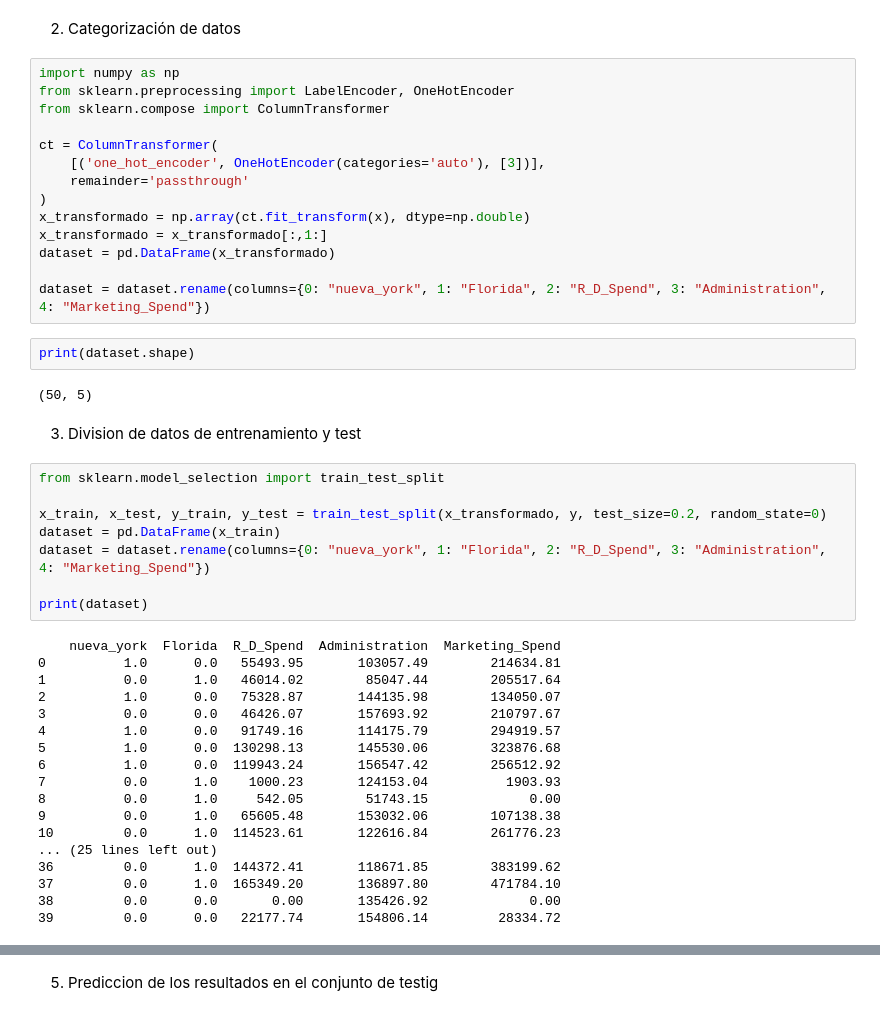
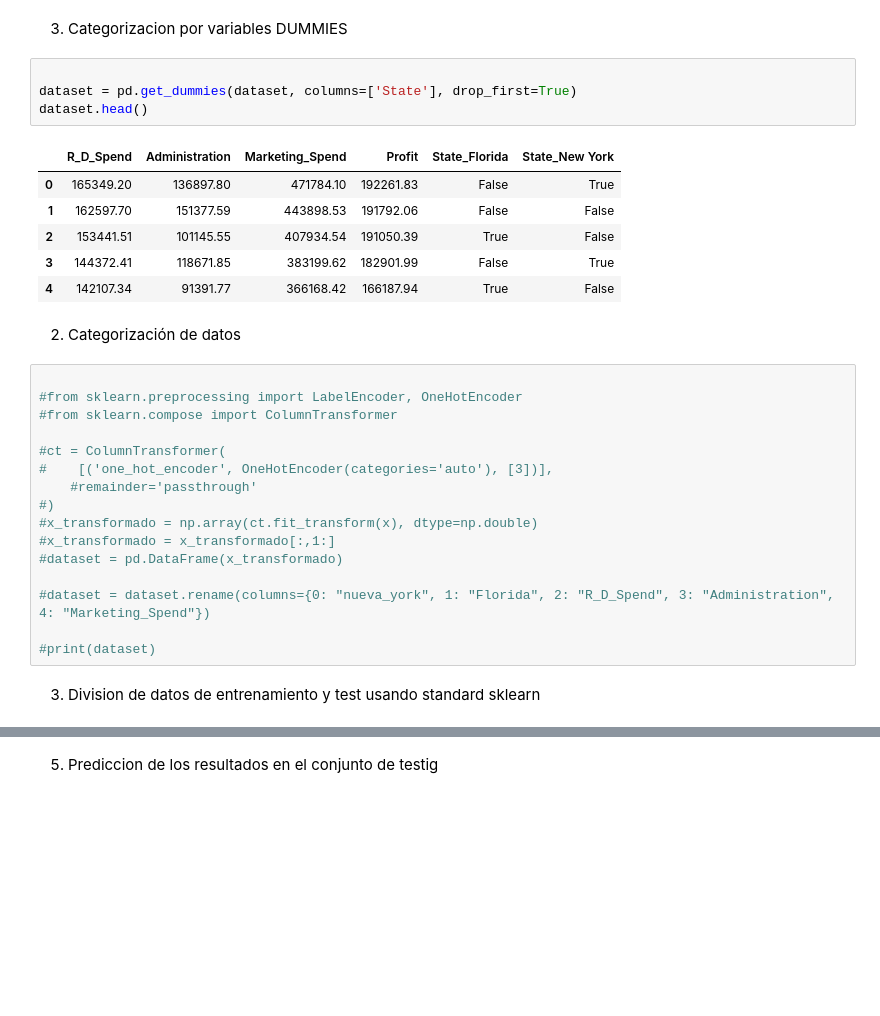
Before and after one commit to esyacelga/ai-proyecto-local, a Jupyter notebook: regresion_lineal_multiple/src/notebooks/machine-learning-code.ipynb, the cells around one changed output, grey strips where cells are left out. Cells and saved outputs as stored; diff of their text form; blank space fills up the shorter version.

Commit message:
Actualizacion de modelo

```diff
--- a/regresion_lineal_multiple/src/notebooks/machine-learning-code.ipynb
+++ b/regresion_lineal_multiple/src/notebooks/machine-learning-code.ipynb
@@ -50,48 +47,33 @@ plt.show()
+# %% [markdown]
+3. Categorizacion por variables DUMMIES
+# %%
+
+dataset = pd.get_dummies(dataset, columns=['State'], drop_first=True)
+dataset.head()
+# %% [output]
+|  | R_D_Spend | Administration | Marketing_Spend | Profit | State_Florida | State_New York |
+| 0 | 165349.20 | 136897.80 | 471784.10 | 192261.83 | False | True |
+| 1 | 162597.70 | 151377.59 | 443898.53 | 191792.06 | False | False |
+| 2 | 153441.51 | 101145.55 | 407934.54 | 191050.39 | True | False |
+| 3 | 144372.41 | 118671.85 | 383199.62 | 182901.99 | False | True |
+| 4 | 142107.34 | 91391.77 | 366168.42 | 166187.94 | True | False |
 # %% [markdown]
 2. Categorización de datos
 # %%
-import numpy as np
-from sklearn.preprocessing import LabelEncoder, OneHotEncoder
-from sklearn.compose import ColumnTransformer
 
-ct = ColumnTransformer(
-    [('one_hot_encoder', OneHotEncoder(categories='auto'), [3])],
-    remainder='passthrough'
-)
-x_transformado = np.array(ct.fit_transform(x), dtype=np.double)
-x_transformado = x_transformado[:,1:]
-dataset = pd.DataFrame(x_transformado)
+#from sklearn.preprocessing import LabelEncoder, OneHotEncoder
+#from sklearn.compose import ColumnTransformer
 
-dataset = dataset.rename(columns={0: "nueva_york", 1: "Florida", 2: "R_D_Spend", 3: "Administration", 4: "Marketing_Spend"})
+#ct = ColumnTransformer(
+#    [('one_hot_encoder', OneHotEncoder(categories='auto'), [3])],
+    #remainder='passthrough'
+#)
+#x_transformado = np.array(ct.fit_transform(x), dtype=np.double)
+#x_transformado = x_transformado[:,1:]
+#dataset = pd.DataFrame(x_transformado)
+
+#dataset = dataset.rename(columns={0: "nueva_york", 1: "Florida", 2: "R_D_Spend", 3: "Administration", 4: "Marketing_Spend"})
+
+#print(dataset)
-# %%
-print(dataset.shape)
-# %% [output]
-(50, 5)
 # %% [markdown]
-3. Division de datos de entrenamiento y test
+3. Division de datos de entrenamiento y test usando standard sklearn
-# %%
-from sklearn.model_selection import train_test_split
-
-x_train, x_test, y_train, y_test = train_test_split(x_transformado, y, test_size=0.2, random_state=0)
-dataset = pd.DataFrame(x_train)
-dataset = dataset.rename(columns={0: "nueva_york", 1: "Florida", 2: "R_D_Spend", 3: "Administration", 4: "Marketing_Spend"})
-
-print(dataset)
-# %% [output]
-    nueva_york  Florida  R_D_Spend  Administration  Marketing_Spend
-0          1.0      0.0   55493.95       103057.49        214634.81
-1          0.0      1.0   46014.02        85047.44        205517.64
-2          1.0      0.0   75328.87       144135.98        134050.07
-3          0.0      0.0   46426.07       157693.92        210797.67
-4          1.0      0.0   91749.16       114175.79        294919.57
-5          1.0      0.0  130298.13       145530.06        323876.68
-6          1.0      0.0  119943.24       156547.42        256512.92
-7          0.0      1.0    1000.23       124153.04          1903.93
-8          0.0      1.0     542.05        51743.15             0.00
-9          0.0      1.0   65605.48       153032.06        107138.38
-10         0.0      1.0  114523.61       122616.84        261776.23
-... (25 lines left out)
-36         0.0      1.0  144372.41       118671.85        383199.62
-37         0.0      1.0  165349.20       136897.80        471784.10
-38         0.0      0.0       0.00       135426.92             0.00
-39         0.0      0.0   22177.74       154806.14         28334.72
```
Also changed, not shown: parts of 24 cells of this notebook, 3 other files.
